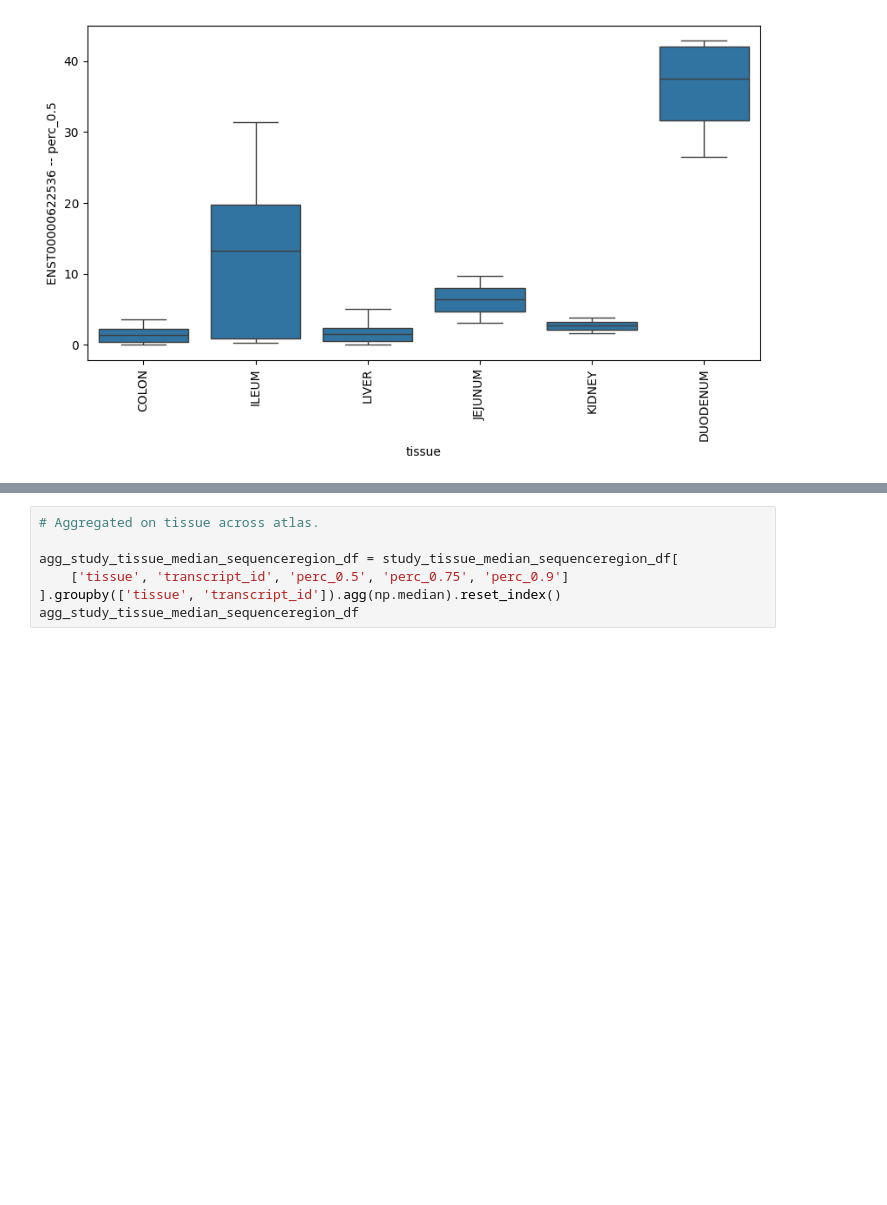
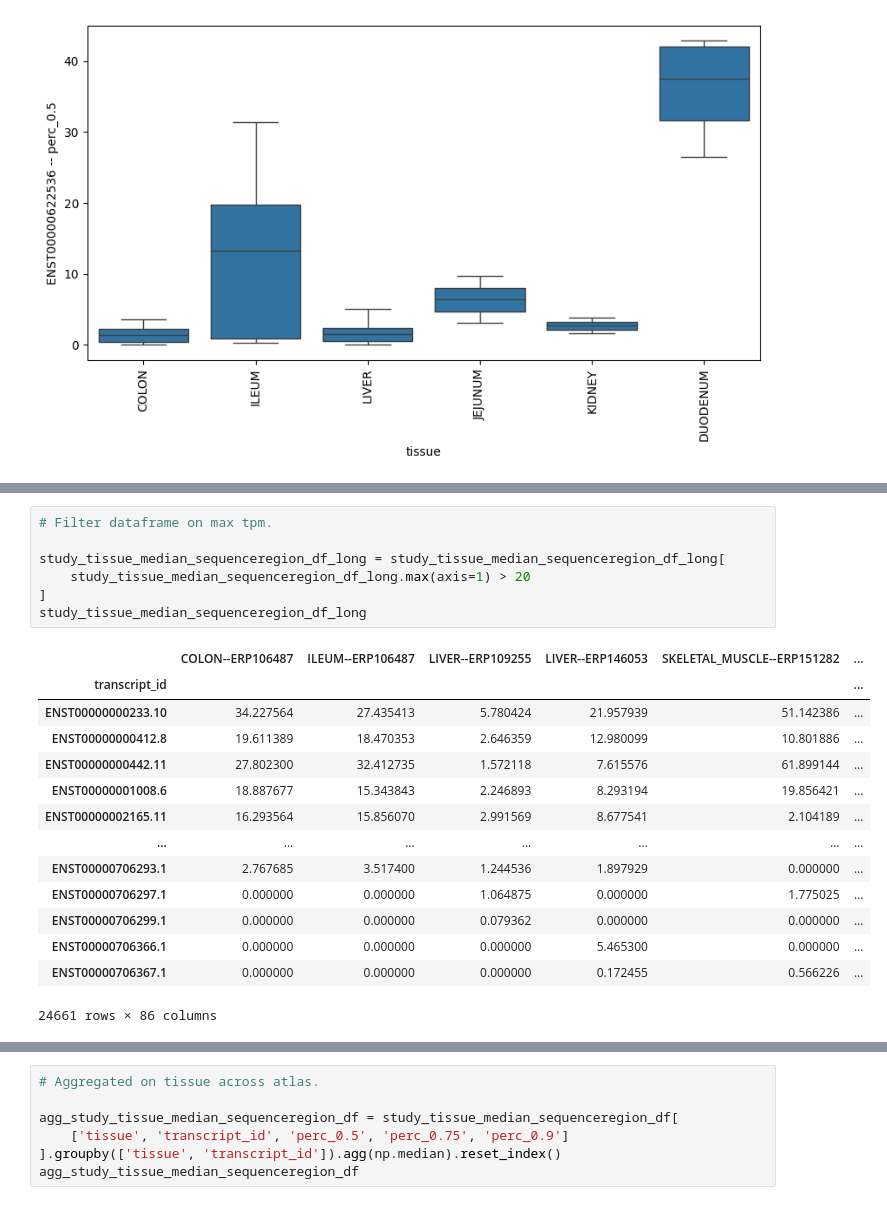
Before and after one commit to ledwmp/expression_atlas_db, a Jupyter notebook: notebooks/08_dump_atlas_tissue_specificity.ipynb, the cells around one changed output, grey strips where cells are left out. Cells and saved outputs as stored; diff of their text form; blank space fills up the shorter version.

```diff
--- a/notebooks/08_dump_atlas_tissue_specificity.ipynb
+++ b/notebooks/08_dump_atlas_tissue_specificity.ipynb
@@ -214,0 +244,22 @@ ax.tick_params(axis='x', labelrotation=90)
+# %%
+# Filter dataframe on max tpm.
+
+study_tissue_median_sequenceregion_df_long = study_tissue_median_sequenceregion_df_long[
+    study_tissue_median_sequenceregion_df_long.max(axis=1) > 20
+]
+study_tissue_median_sequenceregion_df_long
+# %% [output]
+|  | COLON--ERP106487 | ILEUM--ERP106487 | LIVER--ERP109255 | LIVER--ERP146053 | SKELETAL_MUSCLE--ERP151282 | ... |
+| transcript_id |  |  |  |  |  | ... |
+| ENST00000000233.10 | 34.227564 | 27.435413 | 5.780424 | 21.957939 | 51.142386 | ... |
+| ENST00000000412.8 | 19.611389 | 18.470353 | 2.646359 | 12.980099 | 10.801886 | ... |
+| ENST00000000442.11 | 27.802300 | 32.412735 | 1.572118 | 7.615576 | 61.899144 | ... |
+| ENST00000001008.6 | 18.887677 | 15.343843 | 2.246893 | 8.293194 | 19.856421 | ... |
+| ENST00000002165.11 | 16.293564 | 15.856070 | 2.991569 | 8.677541 | 2.104189 | ... |
+| ... | ... | ... | ... | ... | ... | ... |
+| ENST00000706293.1 | 2.767685 | 3.517400 | 1.244536 | 1.897929 | 0.000000 | ... |
+| ENST00000706297.1 | 0.000000 | 0.000000 | 1.064875 | 0.000000 | 1.775025 | ... |
+| ENST00000706299.1 | 0.000000 | 0.000000 | 0.079362 | 0.000000 | 0.000000 | ... |
+| ENST00000706366.1 | 0.000000 | 0.000000 | 0.000000 | 5.465300 | 0.000000 | ... |
+| ENST00000706367.1 | 0.000000 | 0.000000 | 0.000000 | 0.172455 | 0.566226 | ... |
+24661 rows × 86 columns
```
Also changed, not shown: parts of 3 cells of this notebook, 2 other files.
